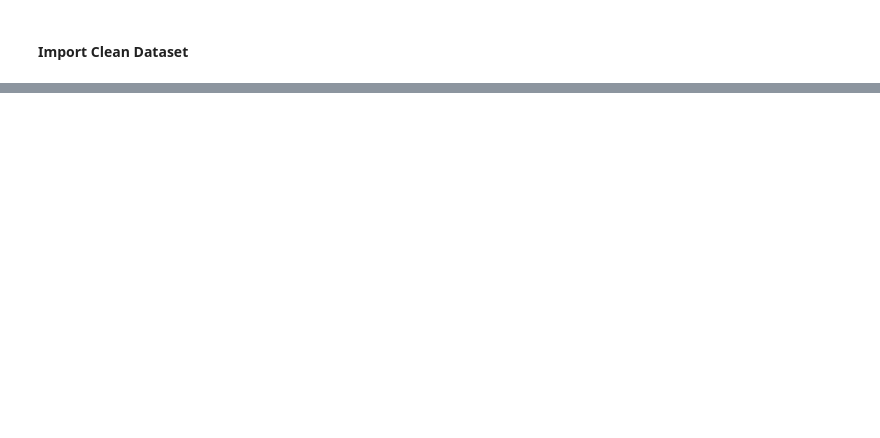
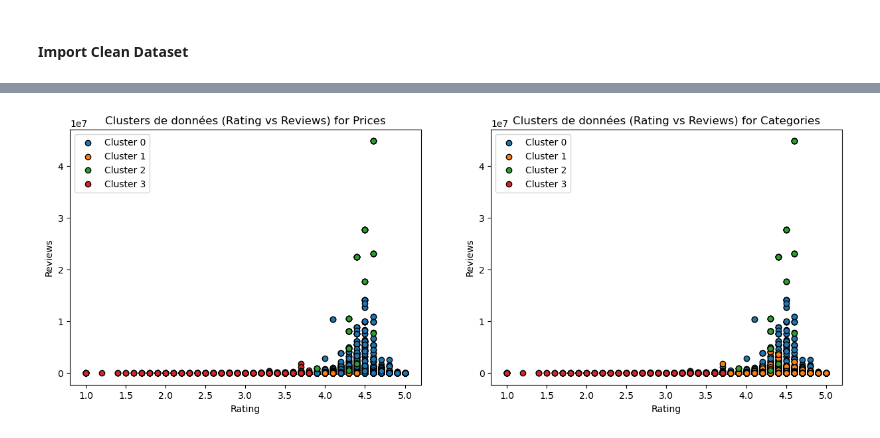
Before and after one commit to Cheimooh/DataMiningProject, a Jupyter notebook: clustering.ipynb, the cells around one changed output, grey strips where cells are left out. Saved outputs shown, nothing was run; the diff lists cells and outputs as text; code cells hidden in the pictures; blank space fills up the shorter version.

```diff
--- a/clustering.ipynb
+++ b/clustering.ipynb
@@ -115,0 +61,36 @@ plt.show()
+# %%
+# Select k based on the elbow
+k_price = 4
+k_category = 4
+
+# Apply K-Means clustering
+kmeans_price = KMeans(n_clusters=k_price)
+clusters_price = kmeans_price.fit(df_normalized_price)
+df["ClusterPrice"] = kmeans_price.labels_
+
+kmeans_category = KMeans(n_clusters=k_category)
+clusters_category = kmeans_category.fit(df_normalized_category)
+df["ClusterCategory"] = kmeans_category.labels_
+
+# Affichage des clusters selon feature1 et feature2
+feature1 = "Rating"
+feature2 = "Reviews"
+
+fig, axes = plt.subplots(nrows=1, ncols=2, figsize=(15, 5))
+for cluster in range(k_price):
+    cluster_data = df[df["ClusterPrice"] == cluster]
+    axes[0].scatter(cluster_data[feature1], cluster_data[feature2], label=f'Cluster {cluster}', edgecolors='k')
+
+axes[0].set(xlabel=feature1, ylabel=feature2)
+axes[0].set_title(f'Clusters de données ({feature1} vs {feature2}) for Prices')
+axes[0].legend()
+
+for cluster in range(k_category):
+    cluster_data = df[df["ClusterCategory"] == cluster]
+    axes[1].scatter(cluster_data[feature1], cluster_data[feature2], label=f'Cluster {cluster}', edgecolors='k')
+axes[1].set(xlabel=feature1, ylabel=feature2)
+axes[1].set_title(f'Clusters de données ({feature1} vs {feature2}) for Categories')
+axes[1].legend()
+plt.show()
+# %% [output]
+[figure, added]
```
Also changed, not shown: parts of 13 cells of this notebook, 1 other file.
